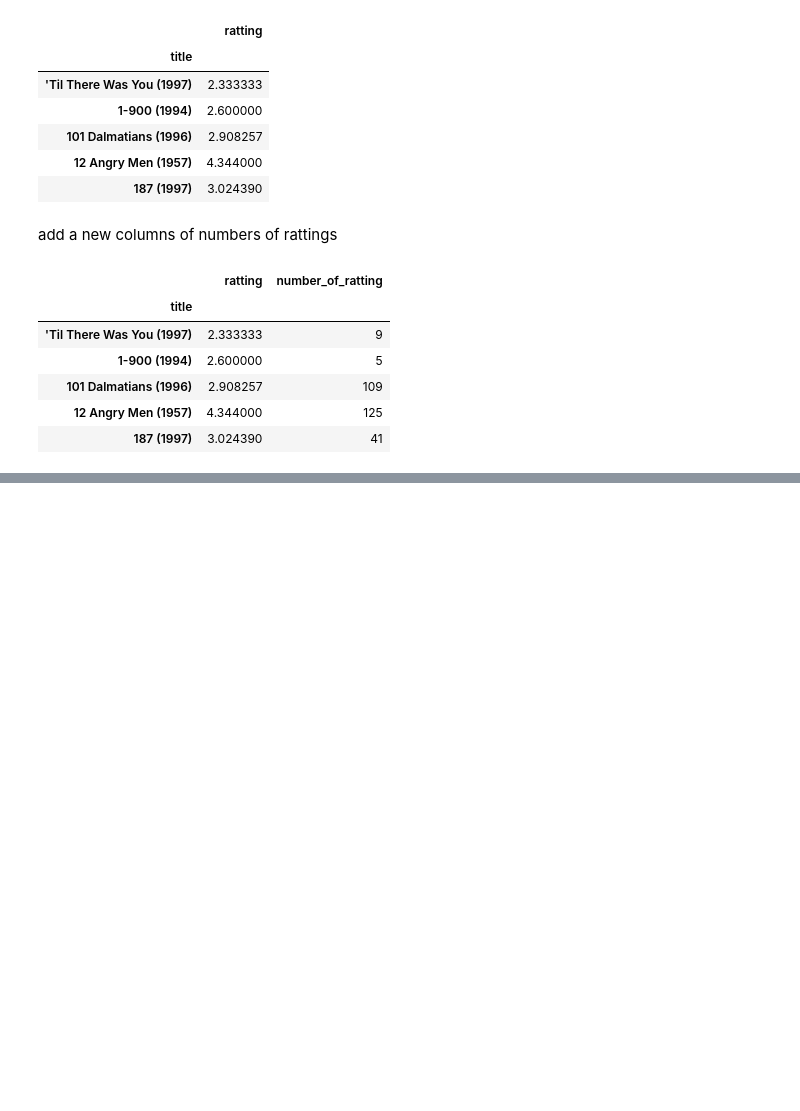
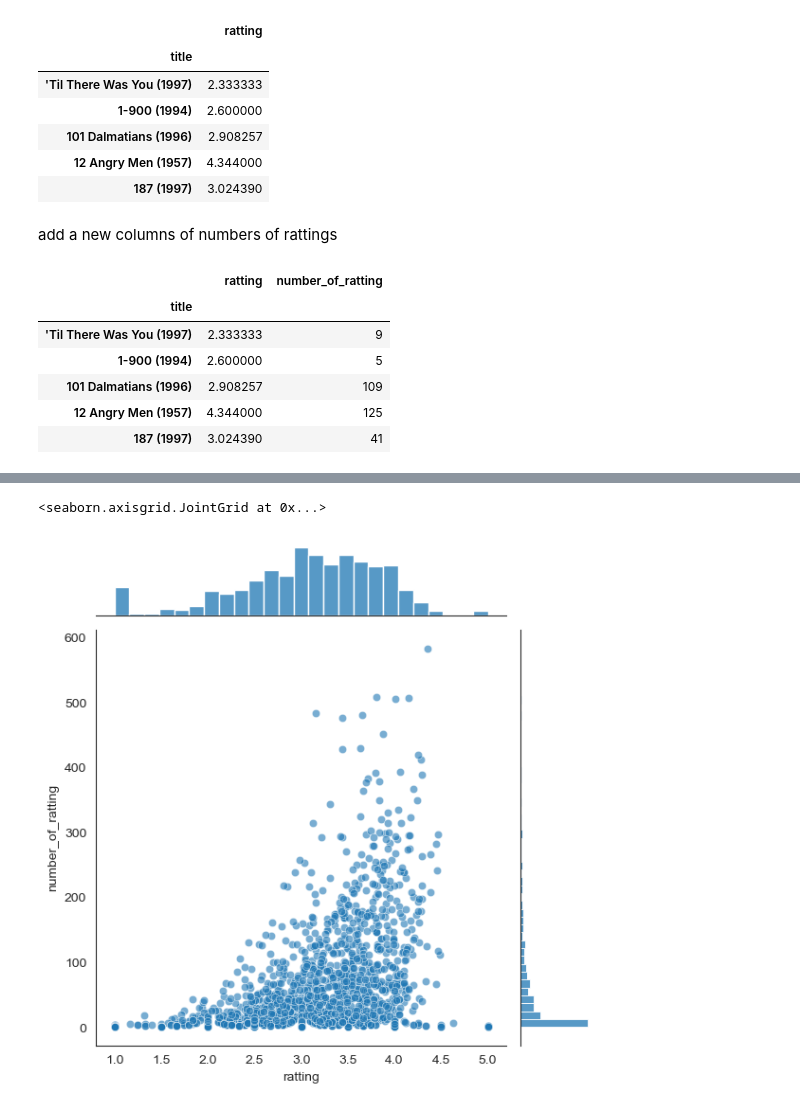
Before and after one commit to AshikurIST/Recommender-system-, a Jupyter notebook: Recommender System .ipynb, the cells around one changed output, grey strips where cells are left out. Cells and saved outputs as stored; diff of their text form; code cells hidden in the pictures; blank space fills up the shorter version.

```diff
--- a/Recommender System .ipynb
+++ b/Recommender System .ipynb
@@ -115,0 +126,5 @@ rattings.head()
+# %%
+sns.jointplot(x='ratting',y='number_of_ratting',data=rattings,alpha=0.6)
+# %% [output]
+<seaborn.axisgrid.JointGrid at 0x...>
+[figure, added]
```
Also changed, not shown: parts of 13 cells of this notebook.
